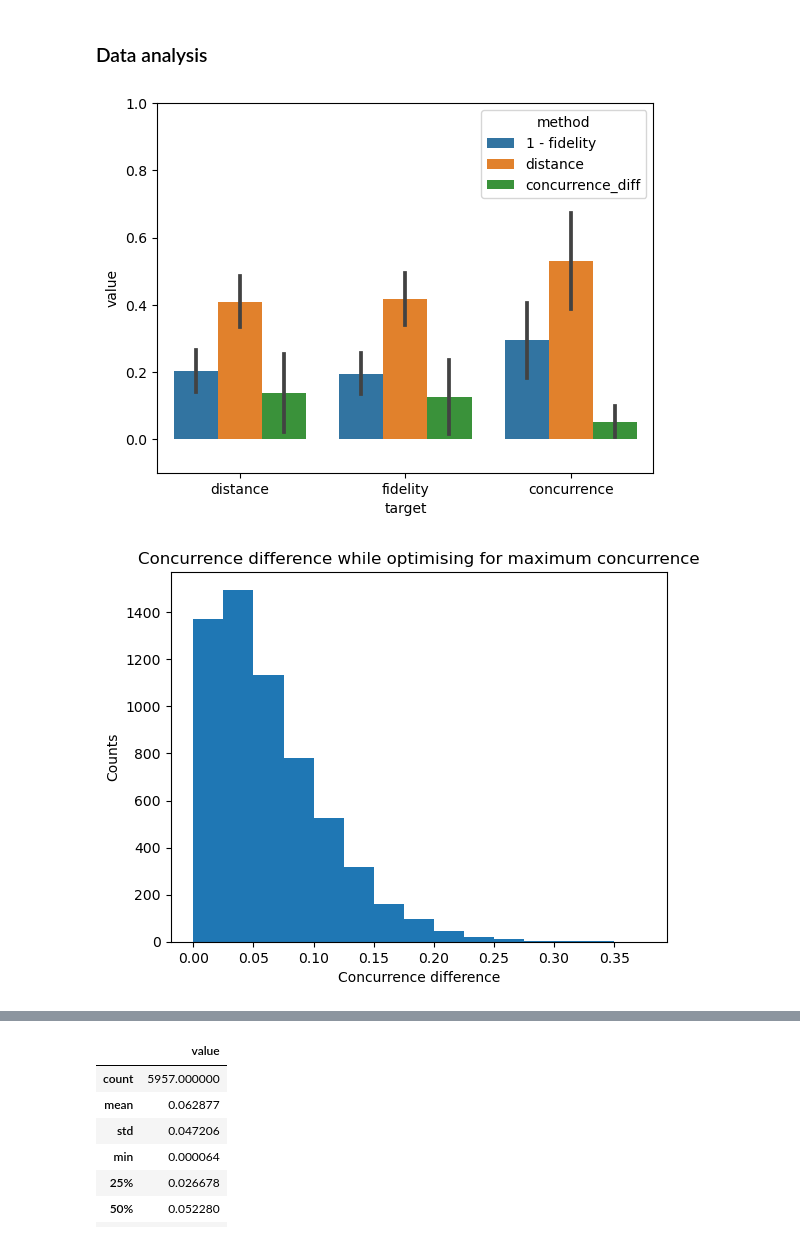
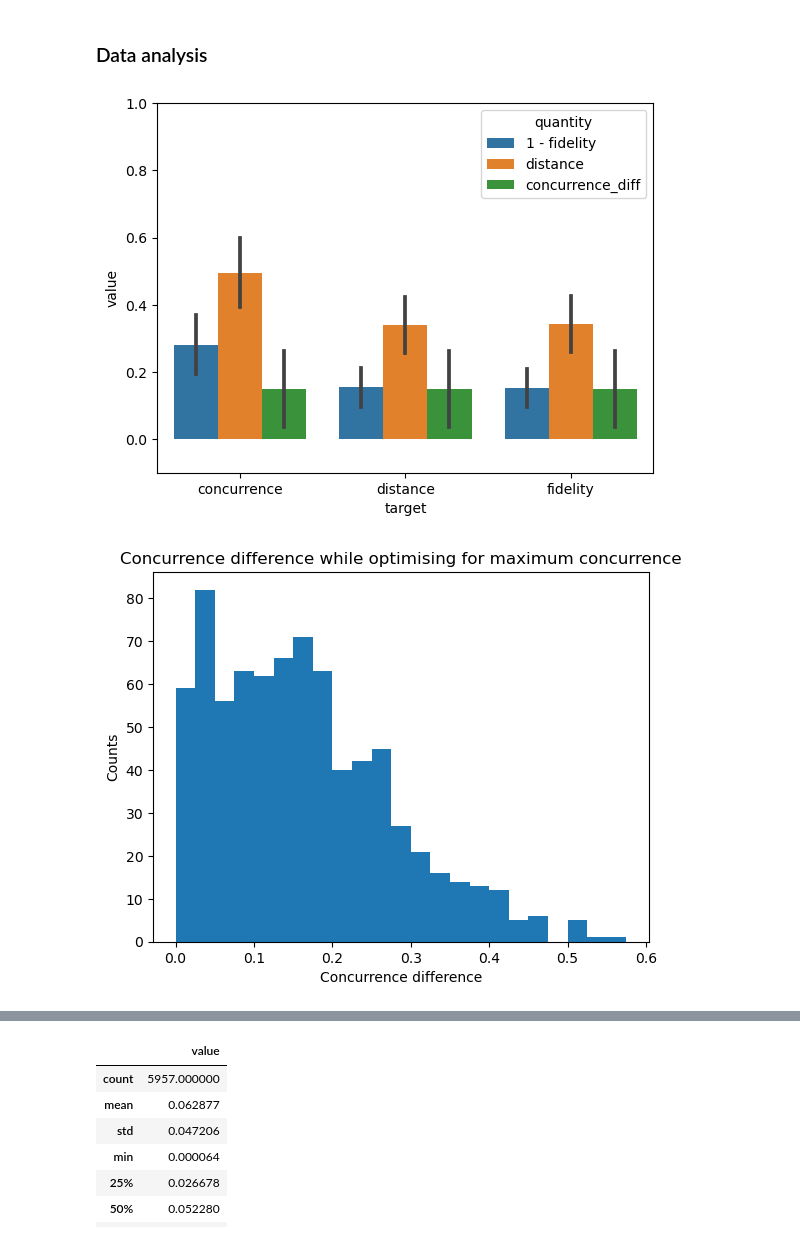
Before and after one commit to jkwiecien765/WernerTomography2, a Jupyter notebook: werner_light.ipynb, the cells around one changed output, grey strips where cells are left out. Cells and saved outputs as stored; diff of their text form; code cells hidden in the pictures.

Commit message:
ML for any state

```diff
--- a/werner_light.ipynb
+++ b/werner_light.ipynb
@@ -202,20 +182,20 @@ with warnings.catch_warnings():
         res = non_opt_phi_proj(state)
         non_opt_df.loc[len(non_opt_df)] = [res['distance'], res['concurrence'], res['fidelity'], res['concurrence_org']]
 # %%
-df_raw=pd.DataFrame({'distance':[], 'concurrence':[],'fidelity':[], 'target':[], 'concurrence_org':[]})
+df_raw2=pd.DataFrame({'distance':[], 'concurrence':[],'fidelity':[], 'target':[], 'concurrence_org':[]})
 # %%
 import warnings
 with warnings.catch_warnings():
     warnings.filterwarnings('ignore')
     for i in range(10000):
         state = rand_PSDM(4)
-        res = phi_proj(state, target='distance')
-        df_raw.loc[len(df_raw)] = [res['distance'], res['concurrence'], res['fidelity'], res['target'], res['concurrence_org']]
-        res = phi_proj(state, target='fidelity')
-        df_raw.loc[len(df_raw)] = [res['distance'], res['concurrence'], res['fidelity'], res['target'], res['concurrence_org']]
-        res = phi_proj(state, target='concurrence')
-        df_raw.loc[len(df_raw)] = [res['distance'], res['concurrence'], res['fidelity'], res['target'], res['concurrence_org']]
-        if i%10 == 99:
+        res = phi_proj2(state, target='distance')
+        df_raw2.loc[len(df_raw2)] = [res['distance'], res['concurrence'], res['fidelity'], res['target'], res['concurrence_org']]
+        res = phi_proj2(state, target='fidelity')
+        df_raw2.loc[len(df_raw2)] = [res['distance'], res['concurrence'], res['fidelity'], res['target'], res['concurrence_org']]
+        res = phi_proj2(state, target='concurrence')
+        df_raw2.loc[len(df_raw2)] = [res['distance'], res['concurrence'], res['fidelity'], res['target'], res['concurrence_org']]
+        if i%10 == 9:
             print(f'{i+1} out of 10000 done')
 # %% [output]
 10 out of 10000 done
@@ -360,22 +339,23 @@ plt.show()
 # %% [markdown]
 ### Data analysis
 # %%
+df =df_raw2.copy(deep=True)
 df['concurrence_diff'] = df.concurrence_org - df.concurrence
 df.loc[df['concurrence_org']==0, 'concurrence_diff']=np.nan
 df['1 - fidelity'] = 1 - df['fidelity']
 import seaborn as sns
-df_melt=df.melt(['target'], value_vars = ['1 - fidelity', 'distance', 'concurrence_diff'], var_name='method')
-df_melt['target'].astype('category')
+df_melt=df.melt(['target'], value_vars = ['1 - fidelity', 'distance', 'concurrence_diff'], var_name='quantity')
+df_melt['target'] = df_melt['target'].astype('category')
 plt.ylim(-0.1,1)
-sns.barplot(data=df_melt,  orient='v', x='target', y='value', hue='method', errorbar='sd', estimator='median')
+sns.barplot(data=df_melt,  orient='v', x='target', y='value', hue='quantity', errorbar='sd', estimator='median')
 plt.show()
 # %% [output]
-[figure, old version]
+[figure, new version]
 # %%
-df_melt.loc[np.logical_and(df_melt.target=='concurrence', df_melt.method=='concurrence_diff')].hist(bins = np.arange(0, 0.4, 0.025))
+df_melt.loc[np.logical_and(df_melt.target=='concurrence', df_melt.quantity=='concurrence_diff')].hist(bins = np.arange(0, 0.6, 0.025))
 plt.title('Concurrence difference while optimising for maximum concurrence')
 plt.xlabel('Concurrence difference')
 plt.ylabel('Counts')
 plt.grid(False)
 # %% [output]
-[figure, old version]
+[figure, new version]
```
Also changed, not shown: parts of 10 cells of this notebook, 5 other files.
